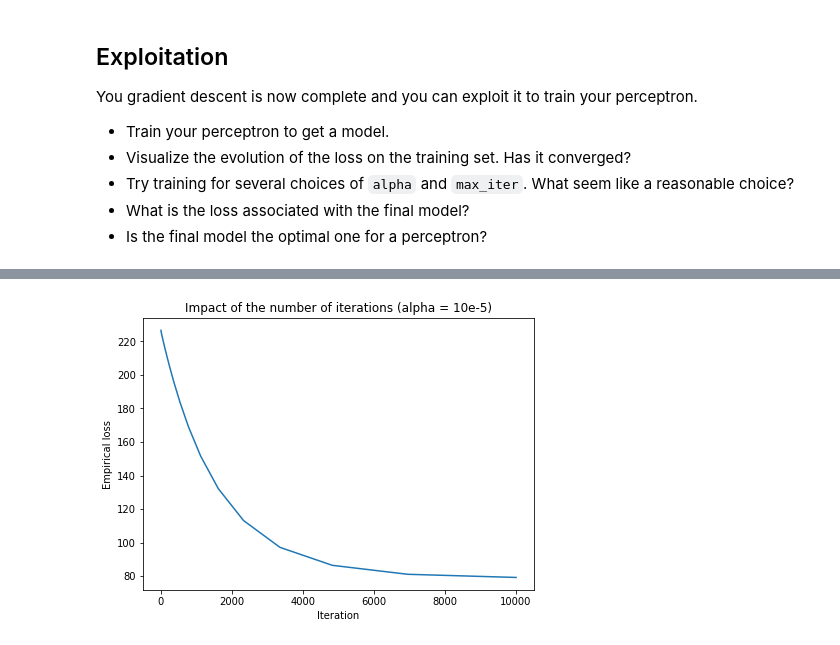
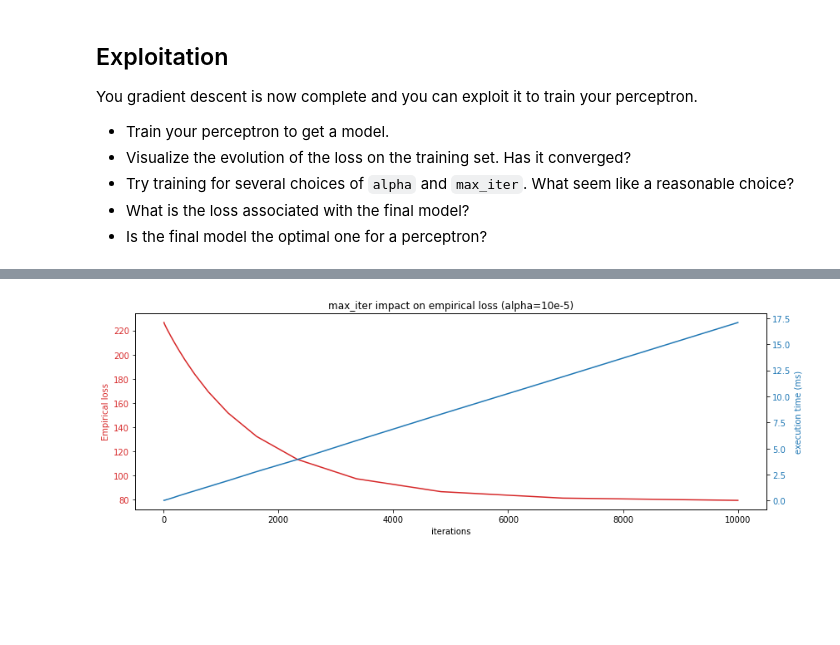
Before and after one commit to Vatosoa285/TP_ML, a Jupyter notebook: lab_2/perceptron.ipynb, the cells around one changed output, grey strips where cells are left out. Cells and saved outputs as stored; diff of their text form; code cells hidden in the pictures; blank space fills up the shorter version.

```diff
--- a/lab_2/perceptron.ipynb
+++ b/lab_2/perceptron.ipynb
@@ -221,15 +228,29 @@ plt.show()
 #Code sample that can be used to visualize the difference between the ground truth and the prediction
 Iters=np.logspace(1,4,20).astype(int)
 LossIter=[]
+executionTime=[]
 for iter in Iters:
+    st=time.time()
     w_final = descent(w_init, X, Y, alpha = 10e-5, max_iter=iter)
+    et=time.time()-st
     LossIter.append(emp_loss(w_final, X, Y))
+    executionTime.append(et)
-# %%
-plt.figure(figsize=(7,5))
-plt.plot(Iters,LossIter)
-plt.title('Impact of the number of iterations (alpha = 10e-5)')
-plt.xlabel('Iteration')
-plt.ylabel('Empirical loss')
-plt.show()
-# %% [output]
-[figure, removed]
+# %%
+fig, ax1 = plt.subplots()
+color = 'tab:red'
+ax1.set_xlabel('iterations')
+ax1.set_ylabel('Empirical loss', color=color)
+ax1.plot(Iters, LossIter, color=color)
+ax1.tick_params(axis='y', labelcolor=color)
+
+ax2 = ax1.twinx()
+color = 'tab:blue'
+ax2.set_ylabel('execution time (ms)', color=color)
+ax2.plot(Iters, executionTime, color=color)
+ax2.tick_params(axis='y', labelcolor=color)
+
+fig.tight_layout()
+plt.title('max_iter impact on empirical loss (alpha=10e-5)')
+plt.show()
+# %% [output]
+[figure, added]
```
Also changed, not shown: parts of 12 cells of this notebook, 5 other files.
